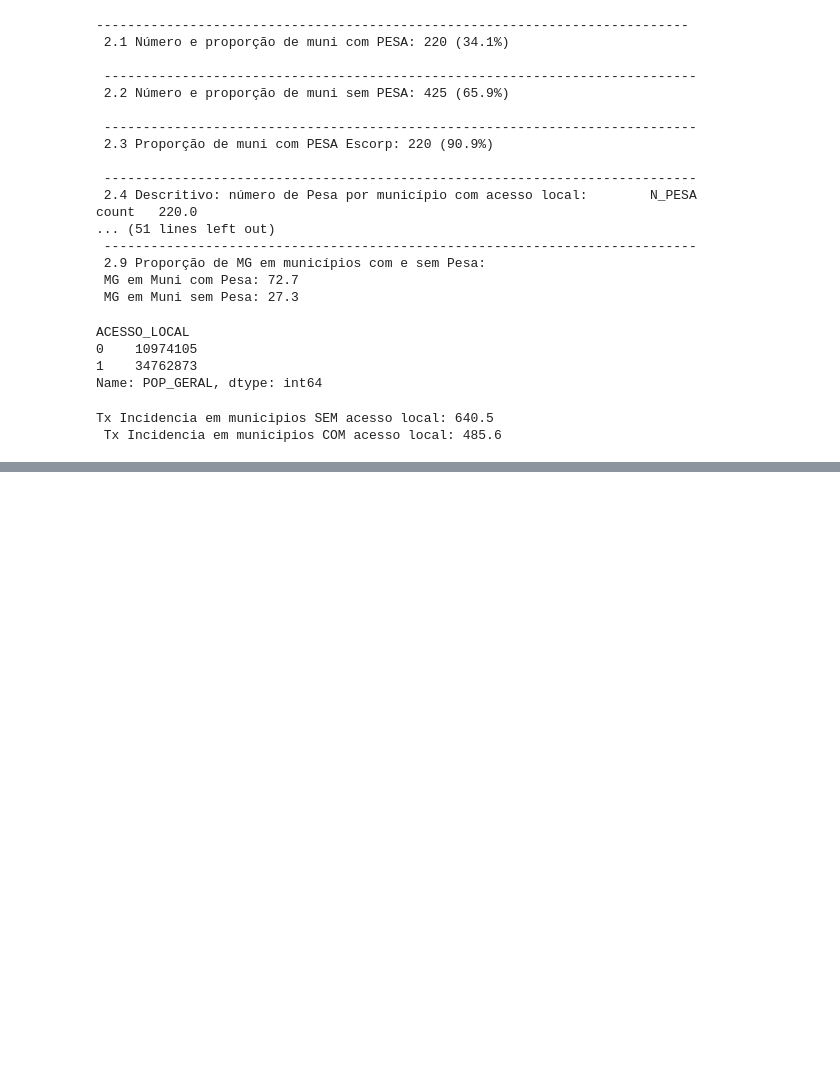
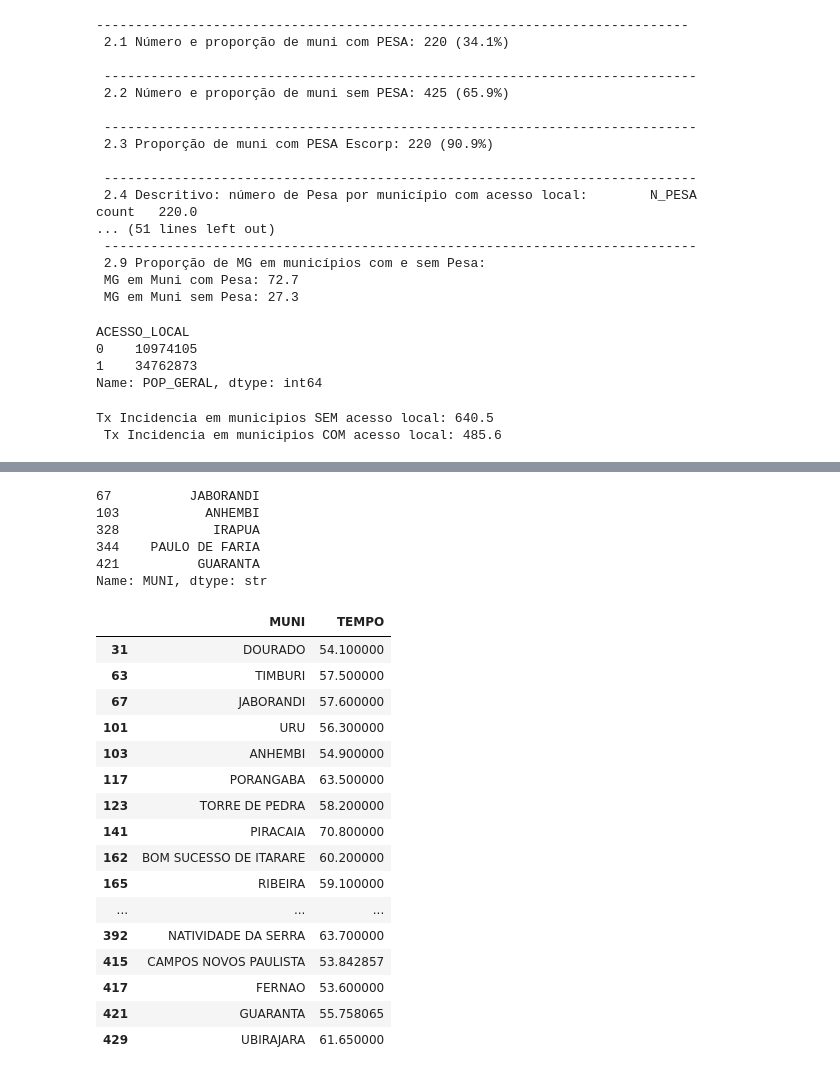
Before and after one commit to lucascgmermano/escorpiao_pesa, a Jupyter notebook: Quadro2/06-analise_02.ipynb, the cells around one changed output, grey strips where cells are left out. Cells and saved outputs as stored; diff of their text form; code cells hidden in the pictures; blank space fills up the shorter version.

```diff
--- a/Quadro2/06-analise_02.ipynb
+++ b/Quadro2/06-analise_02.ipynb
@@ -385,0 +397,32 @@ Length: 3, dtype: str
+# %%
+# Municípios com alta Carga MG e tempo > 50 min
+print(
+    df[(df['TEMPO_50']=='>50 min')& (df['CARGA_MG']=='Alta')]['MUNI']
+)
+# %% [output]
+67          JABORANDI
+103           ANHEMBI
+328            IRAPUA
+344    PAULO DE FARIA
+421          GUARANTA
+Name: MUNI, dtype: str
+# %%
+df[df['TEMPO_50']=='>50 min'][['MUNI','TEMPO']]
+# %% [output]
+|  | MUNI | TEMPO |
+| 31 | DOURADO | 54.100000 |
+| 63 | TIMBURI | 57.500000 |
+| 67 | JABORANDI | 57.600000 |
+| 101 | URU | 56.300000 |
+| 103 | ANHEMBI | 54.900000 |
+| 117 | PORANGABA | 63.500000 |
+| 123 | TORRE DE PEDRA | 58.200000 |
+| 141 | PIRACAIA | 70.800000 |
+| 162 | BOM SUCESSO DE ITARARE | 60.200000 |
+| 165 | RIBEIRA | 59.100000 |
+| ... | ... | ... |
+| 392 | NATIVIDADE DA SERRA | 63.700000 |
+| 415 | CAMPOS NOVOS PAULISTA | 53.842857 |
+| 417 | FERNAO | 53.600000 |
+| 421 | GUARANTA | 55.758065 |
+| 429 | UBIRAJARA | 61.650000 |
```
Also changed, not shown: parts of 8 cells of this notebook, 2 other files.
